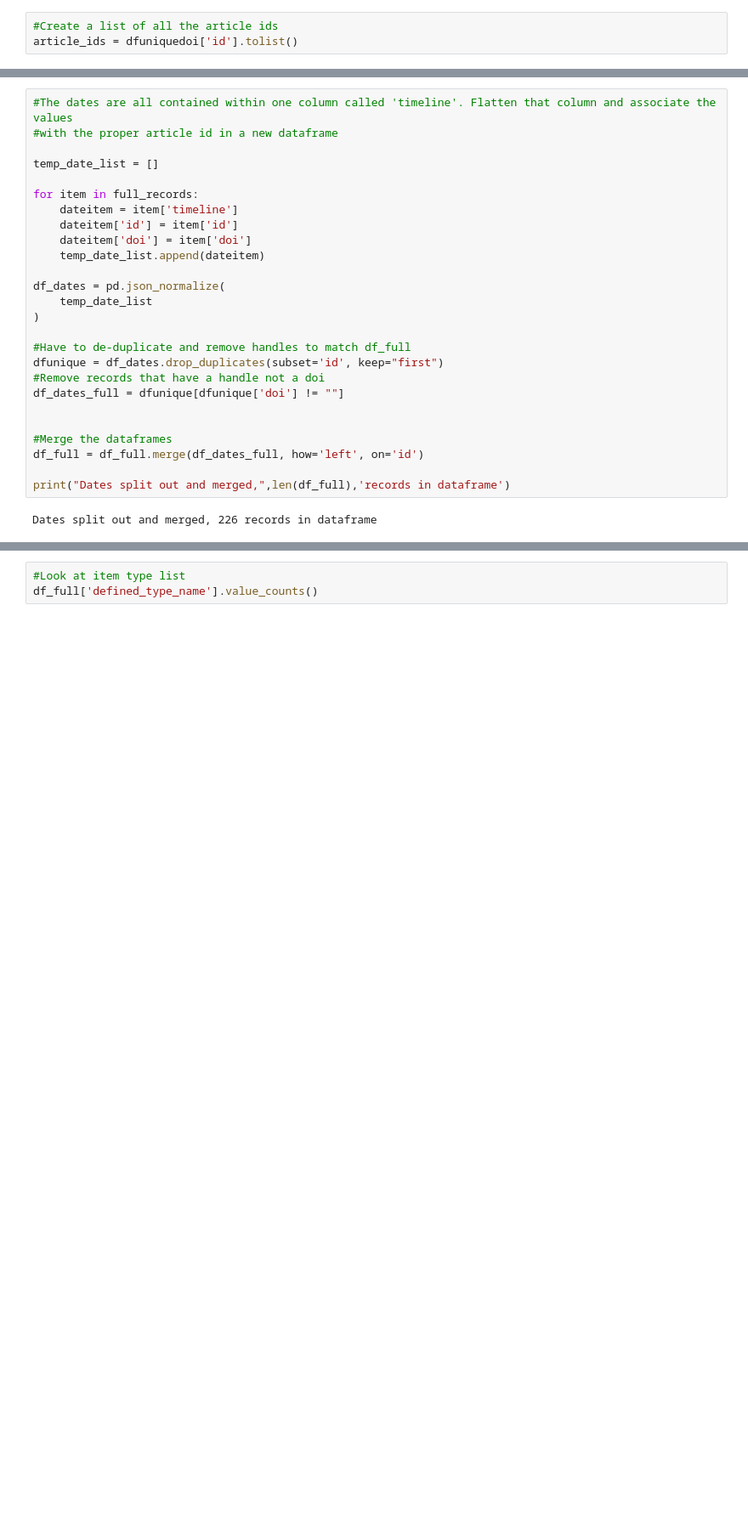
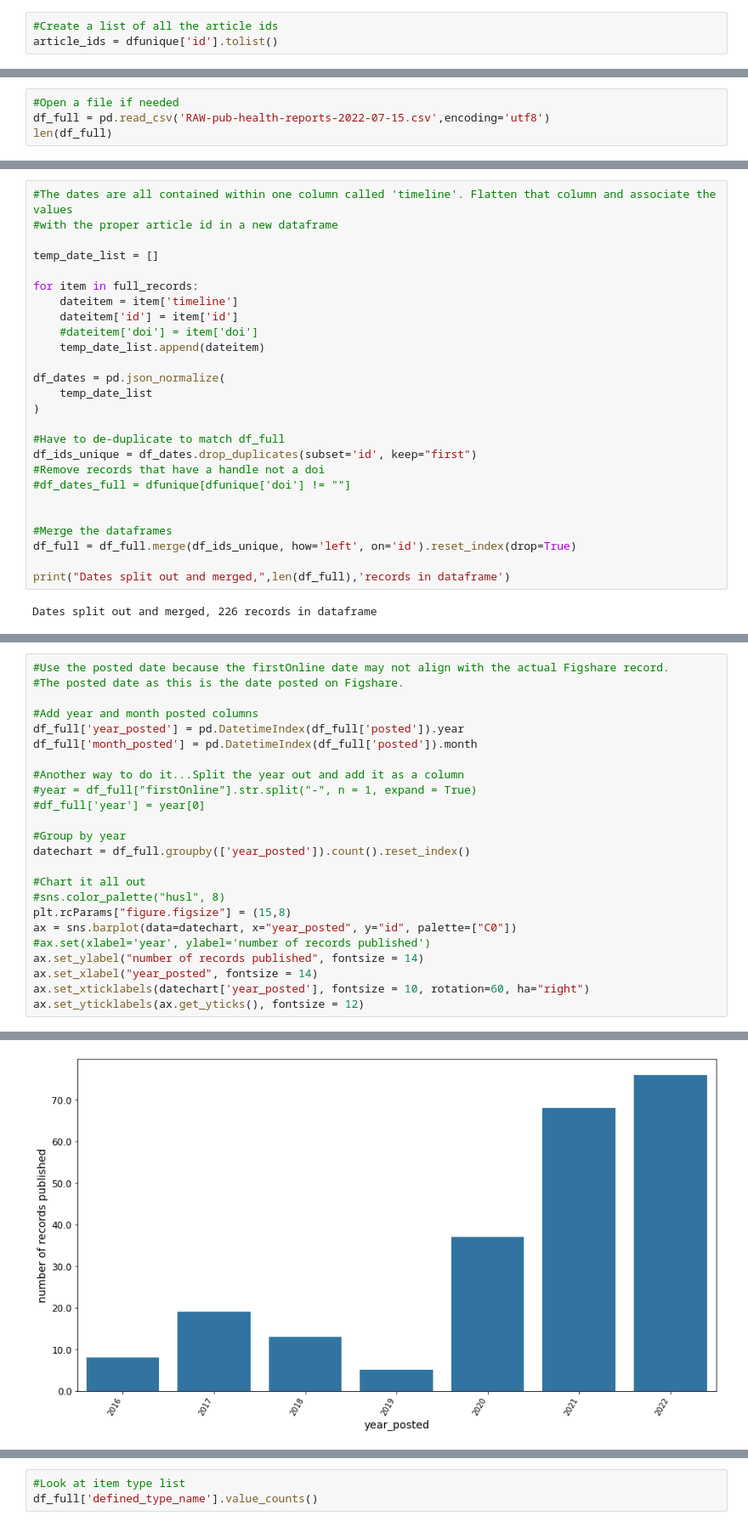
Before and after one commit to amckennafoster/figshare-api-scripts, a Jupyter notebook: research-related-scripts/public-health-reports/API-PUB-HEALTH-SEARCH.ipynb, the cells around one changed output, grey strips where cells are left out. Shown: that part at 85% size. Saved outputs shown, nothing was run; the diff lists cells and outputs as text; blank space fills up the shorter version.

```diff
--- a/research-related-scripts/public-health-reports/API-PUB-HEALTH-SEARCH.ipynb
+++ b/research-related-scripts/public-health-reports/API-PUB-HEALTH-SEARCH.ipynb
@@ -69,6 +70,6 @@ dfuniquedoi = pd.read_csv('pub-health-reports-07-01.csv',encoding='utf8')
 # %%
 #Create a list of all the article ids
-article_ids = dfuniquedoi['id'].tolist()
+article_ids = dfunique['id'].tolist()
 # %%
 #article_ids2 = article_ids[12679:16047]
 len(article_ids)
@@ -214,0 +186,4 @@ memory usage: 49.4+ KB
+# %%
+#Open a file if needed
+df_full = pd.read_csv('RAW-pub-health-reports-2022-07-15.csv',encoding='utf8')
+len(df_full)
@@ -224,21 +201,21 @@ temp_date_list = []
 for item in full_records:
     dateitem = item['timeline']
     dateitem['id'] = item['id']
-    dateitem['doi'] = item['doi']
+    #dateitem['doi'] = item['doi']
     temp_date_list.append(dateitem)
 
 df_dates = pd.json_normalize(
     temp_date_list
 )
 
-#Have to de-duplicate and remove handles to match df_full
-dfunique = df_dates.drop_duplicates(subset='id', keep="first")
+#Have to de-duplicate to match df_full
+df_ids_unique = df_dates.drop_duplicates(subset='id', keep="first")
 #Remove records that have a handle not a doi
-df_dates_full = dfunique[dfunique['doi'] != ""]
+#df_dates_full = dfunique[dfunique['doi'] != ""]
 
 
 #Merge the dataframes
-df_full = df_full.merge(df_dates_full, how='left', on='id')
+df_full = df_full.merge(df_ids_unique, how='left', on='id').reset_index(drop=True)
 
 print("Dates split out and merged,",len(df_full),'records in dataframe')
 # %% [output]
@@ -245,0 +225,25 @@ Dates split out and merged, 226 records in dataframe
+# %%
+#Use the posted date because the firstOnline date may not align with the actual Figshare record.
+#The posted date as this is the date posted on Figshare.
+
+#Add year and month posted columns
+df_full['year_posted'] = pd.DatetimeIndex(df_full['posted']).year
+df_full['month_posted'] = pd.DatetimeIndex(df_full['posted']).month
+
+#Another way to do it...Split the year out and add it as a column
+#year = df_full["firstOnline"].str.split("-", n = 1, expand = True)
+#df_full['year'] = year[0]
+
+#Group by year
+datechart = df_full.groupby(['year_posted']).count().reset_index()
+
+#Chart it all out
+#sns.color_palette("husl", 8)
+plt.rcParams["figure.figsize"] = (15,8)
+ax = sns.barplot(data=datechart, x="year_posted", y="id", palette=["C0"])
+#ax.set(xlabel='year', ylabel='number of records published')
+ax.set_ylabel("number of records published", fontsize = 14)
+ax.set_xlabel("year_posted", fontsize = 14)
+ax.set_xticklabels(datechart['year_posted'], fontsize = 10, rotation=60, ha="right")
+ax.set_yticklabels(ax.get_yticks(), fontsize = 12)
+# %% [output]
@@ -245,0 +259 @@ Dates split out and merged, 226 records in dataframe
+[figure, new version]
```
Also changed, not shown: parts of 33 cells of this notebook, 2 other files.
